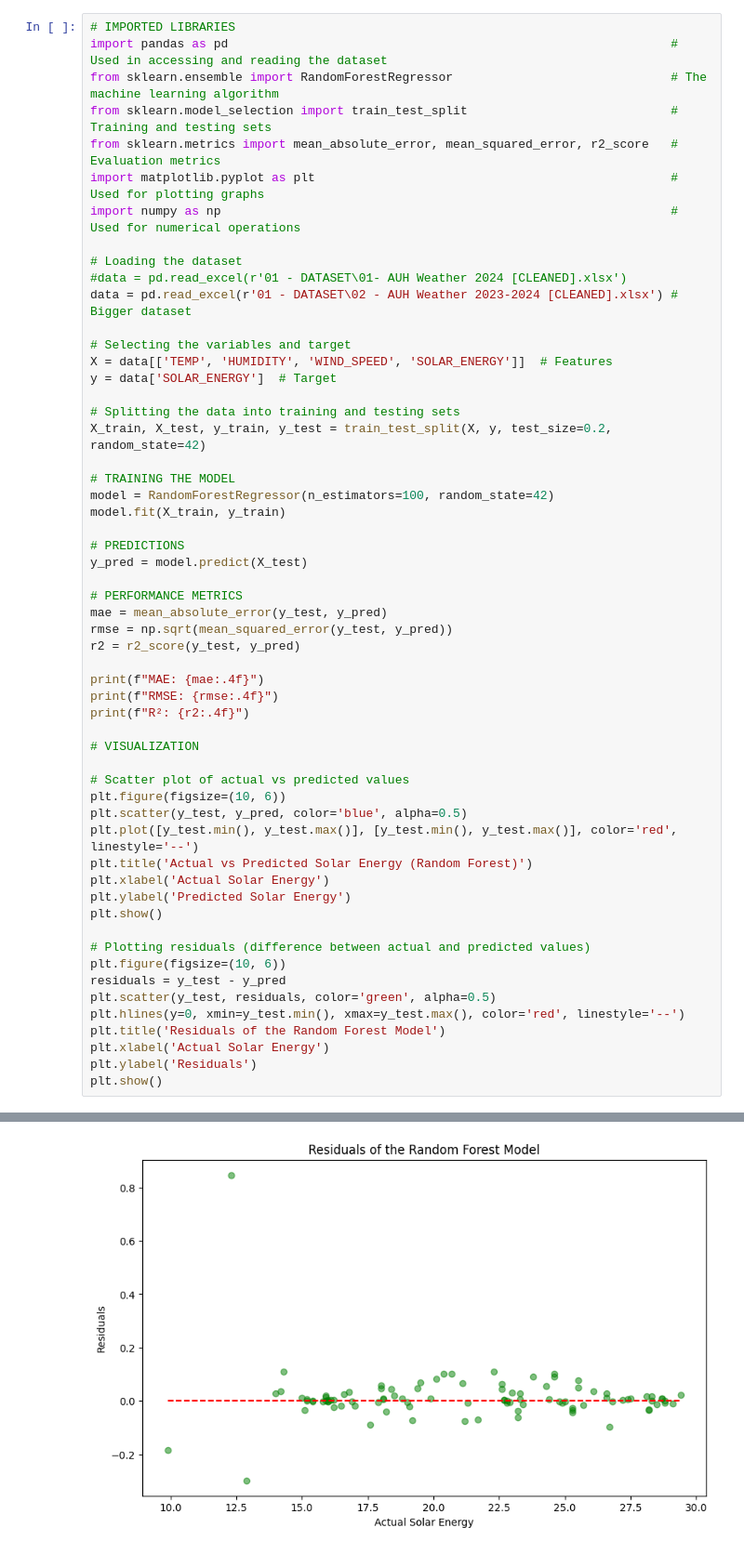
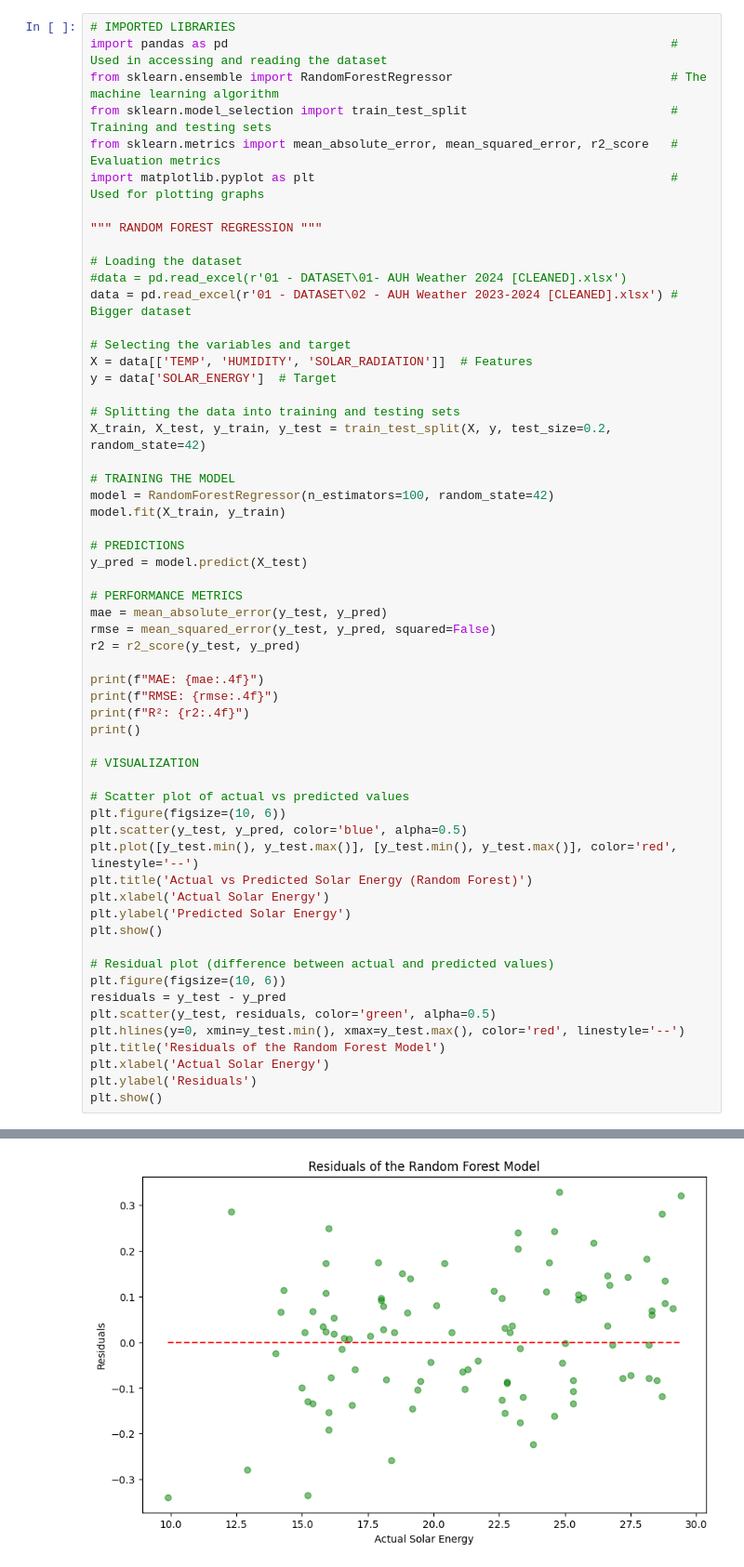
Before and after one commit to AI-CS-Y2/SA2-blomikii, a Jupyter notebook: Solar Power Prediction Models.ipynb, the cells around one changed output, grey strips where cells are left out. Shown at 93% size. Saved outputs shown, nothing was run; the diff lists cells and outputs as text.

```diff
--- a/Solar Power Prediction Models.ipynb
+++ b/Solar Power Prediction Models.ipynb
@@ -66,14 +100,15 @@ from sklearn.ensemble import RandomForestRegressor
 from sklearn.model_selection import train_test_split                            # Training and testing sets
 from sklearn.metrics import mean_absolute_error, mean_squared_error, r2_score   # Evaluation metrics
 import matplotlib.pyplot as plt                                                 # Used for plotting graphs
-import numpy as np                                                              # Used for numerical operations
+
+""" RANDOM FOREST REGRESSION """
 
 # Loading the dataset
 #data = pd.read_excel(r'01 - DATASET\01- AUH Weather 2024 [CLEANED].xlsx')
 data = pd.read_excel(r'01 - DATASET\02 - AUH Weather 2023-2024 [CLEANED].xlsx') # Bigger dataset
 
 # Selecting the variables and target
-X = data[['TEMP', 'HUMIDITY', 'WIND_SPEED', 'SOLAR_ENERGY']]  # Features
+X = data[['TEMP', 'HUMIDITY', 'SOLAR_RADIATION']]  # Features
 y = data['SOLAR_ENERGY']  # Target
 
 # Splitting the data into training and testing sets
@@ -88,12 +123,13 @@ y_pred = model.predict(X_test)
 
 # PERFORMANCE METRICS
 mae = mean_absolute_error(y_test, y_pred)
-rmse = np.sqrt(mean_squared_error(y_test, y_pred))
+rmse = mean_squared_error(y_test, y_pred, squared=False)
 r2 = r2_score(y_test, y_pred)
 
 print(f"MAE: {mae:.4f}")
 print(f"RMSE: {rmse:.4f}")
 print(f"R²: {r2:.4f}")
+print()
 
 # VISUALIZATION
 
@@ -106,7 +142,7 @@ plt.xlabel('Actual Solar Energy')
 plt.ylabel('Predicted Solar Energy')
 plt.show()
 
-# Plotting residuals (difference between actual and predicted values)
+# Residual plot (difference between actual and predicted values)
 plt.figure(figsize=(10, 6))
 residuals = y_test - y_pred
 plt.scatter(y_test, residuals, color='green', alpha=0.5)
@@ -123 +159 @@ R²: 0.9996
-[figure, old version]
+[figure, new version]
```
Also changed, not shown: parts of 3 cells of this notebook, 2 other files.
